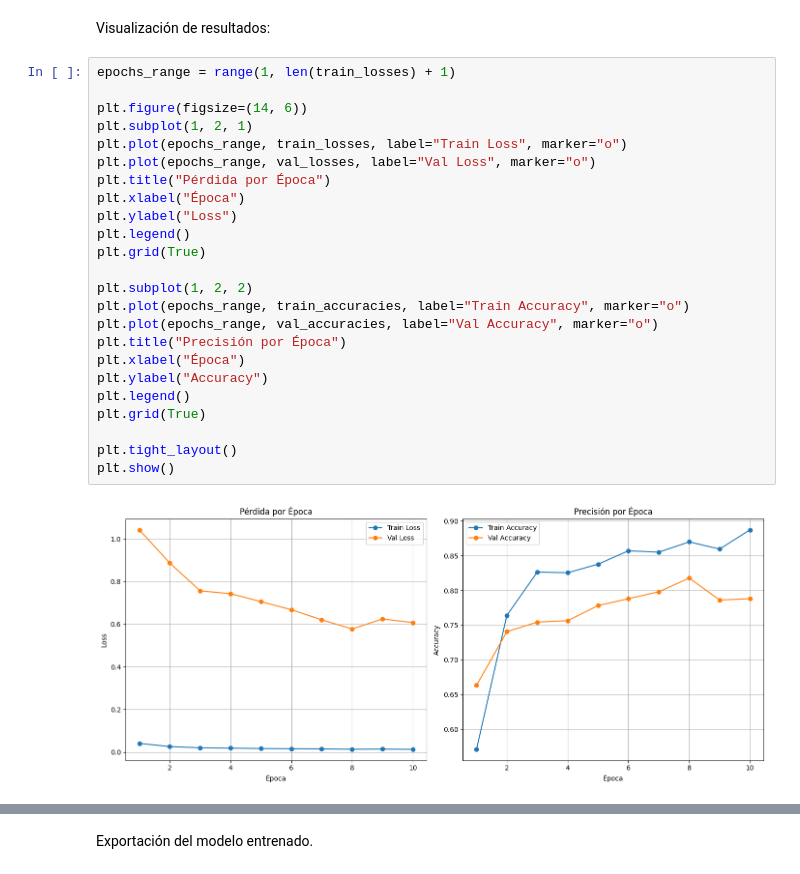
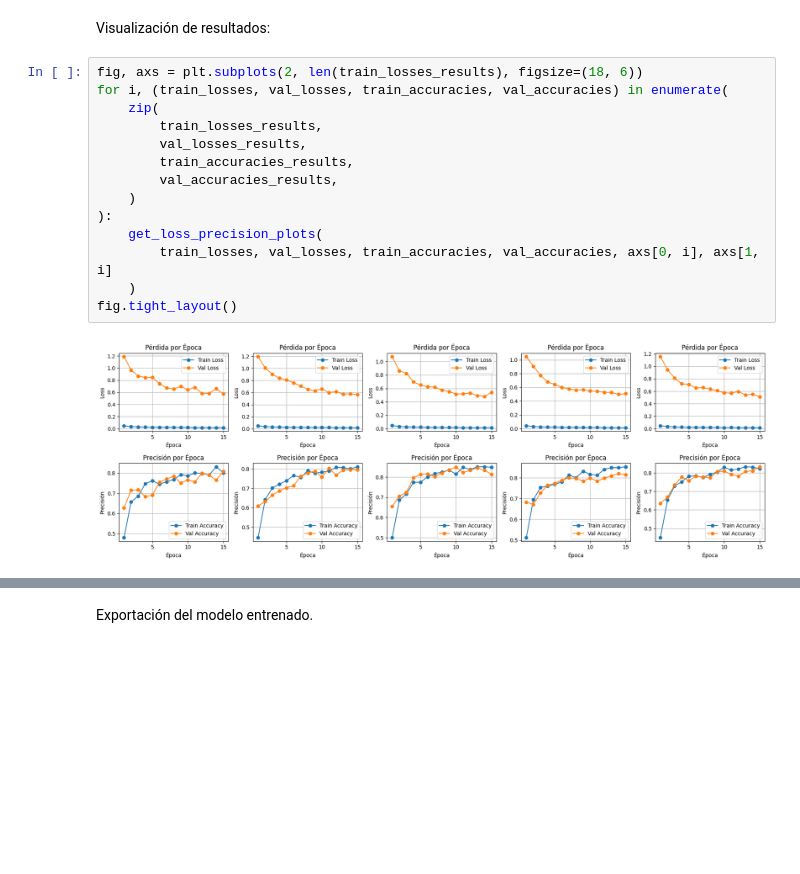
Before and after one commit to gonzafernan/ceia-vpc2, a Jupyter notebook: 02-trashnet-baseline.ipynb, the cells around one changed output, grey strips where cells are left out. Saved outputs shown, nothing was run; the diff lists cells and outputs as text; blank space fills up the shorter version.

```diff
--- a/02-trashnet-baseline.ipynb
+++ b/02-trashnet-baseline.ipynb
@@ -296,28 +526,18 @@ model, train_losses, val_losses, train_accuracies, val_accuracies = train_valida
 # %% [markdown]
 Visualización de resultados:
-# %%
-epochs_range = range(1, len(train_losses) + 1)
-
-plt.figure(figsize=(14, 6))
-plt.subplot(1, 2, 1)
-plt.plot(epochs_range, train_losses, label="Train Loss", marker="o")
-plt.plot(epochs_range, val_losses, label="Val Loss", marker="o")
-plt.title("Pérdida por Época")
-plt.xlabel("Época")
-plt.ylabel("Loss")
-plt.legend()
-plt.grid(True)
-
-plt.subplot(1, 2, 2)
-plt.plot(epochs_range, train_accuracies, label="Train Accuracy", marker="o")
-plt.plot(epochs_range, val_accuracies, label="Val Accuracy", marker="o")
-plt.title("Precisión por Época")
-plt.xlabel("Época")
-plt.ylabel("Accuracy")
-plt.legend()
-plt.grid(True)
-
-plt.tight_layout()
-plt.show()
-# %% [output]
-[figure, removed]
+# %%
+fig, axs = plt.subplots(2, len(train_losses_results), figsize=(18, 6))
+for i, (train_losses, val_losses, train_accuracies, val_accuracies) in enumerate(
+    zip(
+        train_losses_results,
+        val_losses_results,
+        train_accuracies_results,
+        val_accuracies_results,
+    )
+):
+    get_loss_precision_plots(
+        train_losses, val_losses, train_accuracies, val_accuracies, axs[0, i], axs[1, i]
+    )
+fig.tight_layout()
+# %% [output]
+[figure, added]
```
Also changed, not shown: parts of 30 cells of this notebook, 2 other files.
